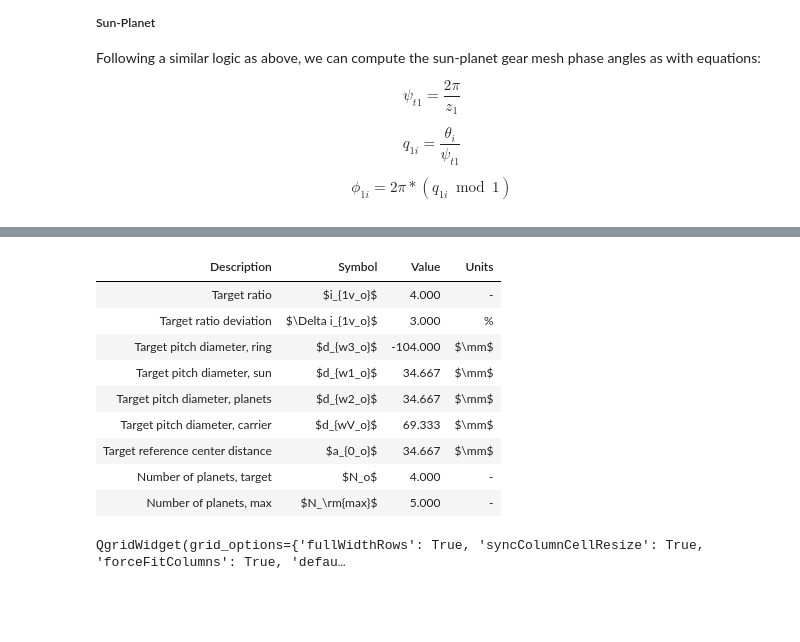
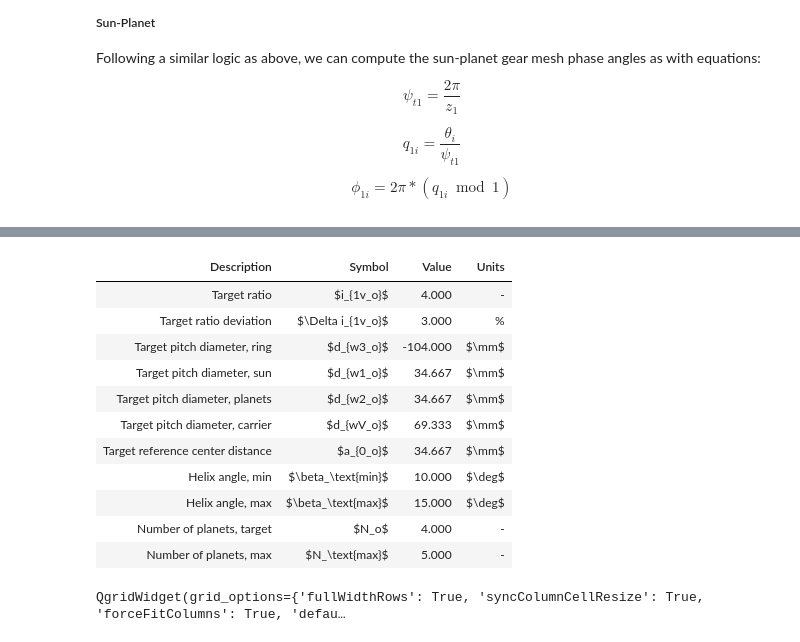
Before and after one commit to drivetrainhub/notebooks-gears, a Jupyter notebook: geometry/Chapter 4 - Planetary Gears.ipynb, the cells around one changed output, grey strips where cells are left out. Drawn from its saved outputs; the diff is of its cells as text; code cells hidden in the pictures; blank space fills up the shorter version.

```diff
--- a/geometry/Chapter 4 - Planetary Gears.ipynb
+++ b/geometry/Chapter 4 - Planetary Gears.ipynb
@@ -44,6 +45,9 @@ import planetary
 # settings
 FIGSIZE = (6, 6)  # size of plots
 plt.rcParams.update({'font.size': 12})  # set default font size
+
+# usage mode
+DEV_MODE = True
 # %%
 # DEVELOPMENT USE: %autoreload 1
 # PRODUCTION USE: %autoreload 0
@@ -388,7 +390,14 @@ def pitch_angle_transverse(number_of_teeth):
 def mesh_cycle_fraction(planet_position_angle, transverse_pitch_angle):
     """Calculate the fraction of mesh cycle for a given planet position.
 
-    Assumes a planet at zero angle is at the start of mesh.  Only relative values matter.
+    Notes:
+        1. Only the relative values of phasing are important.
+        2. It is assumed that a planet at zero angle is at the start of a mesh cycle.
+
+    About relative phasing of sun and ring for a given planet:
+        1. It depends on the planet tooth count.
+        2. It depends on the backlash of each gear mesh.
+        3. It does not affect the geartrain phasing type.
     """
 
     return planet_position_angle / transverse_pitch_angle % 1
@@ -417,8 +426,6 @@ def summed_phasing(planet_angles, phase_angles):
 
     # normalize metrics; 1.0 is fully reinforced
     n_planets = len(planet_angles)
-    # TODO test for 3 and 5 planets, unsure the force eqns are valid
-    # f_sum = (abs(fx) + abs(fy))  / n_planets
     fx_sum = abs(fx) / (n_planets / 2)
     fy_sum = abs(fy) / (n_planets / 2)
     trq_sum = abs(mz) / n_planets
@@ -637,37 +664,32 @@ def candidate_center_distance(candidate_dict):
 # %%
-# INPUTS
-# ------
-ratio_1v_target = 4  # omega_sun / omega_carrier (fixed ring)
+# EXAMPLE | STANDARD PLANETARY
+# ----------------------------
+ratio_1v_target = 4  # omega_sun / omega_carrier, omega_ring=0
 ratio_1v_delta = 0.03  # decimal percentage
+
 ring_pitch_dia_target = -104
 n_planets_target = 4
+
+helix_angle_min = 10  # (+) degrees
+helix_angle_max = 15  # (+) degrees
 
 z3_min = -40
 z3_max = -150
 
 # NOTES
 # -----
-# Alternatively, we could constrain the tooth size, e.g. normal module, and allow envelope size to vary.
-
-# EQUATIONS
-# ---------
-# i_1v = 1 - u
-# ==> u = 1 - i_1v
-# where u is the base ratio (fixed carrier)
-
-# u = z3 / z1
-# ==> z1 = z3 / u
-
-# |z3| = z1 + 2 * z2
-# ==> z2 = (|z3| - z1) / 2
+# Alternatively, tooth size could be constrained, allowing envelope size to vary.
 
 # TARGET RATIOS
 # -------------
 ratio_1v_lower = (1 - ratio_1v_delta) * ratio_1v_target
 ratio_1v_upper = (1 + ratio_1v_delta) * ratio_1v_target
 base_ratio_target = 1 - ratio_1v_target
-base_ratio_lower = 1 - ratio_1v_lower
-base_ratio_upper = 1 - ratio_1v_upper
+
+# TARGET HELIX
+# ------------
+helix_angles_deg = np.arange(helix_angle_min, helix_angle_max + 1)
+helix_angles_rad = [radians(beta) for beta in helix_angles_deg]
 
 # TARGET DIAMETERS
 # ----------------
@@ -678,11 +700,6 @@ center_distance_target = carrier_pitch_dia_target / 2
 
 # MAX PLANETS
 # -----------
-# l > tip_diameter_planet
-# where l = 2 * a * sin(pi / N)
-# where l is the center distance between planets
-# ==> N = pi / (asin(l / (2 * a)) + 2 * pi
-
 tip_diameter_planet = planet_pitch_dia_target  # CAUTION
 number_of_planets_max = get_max_planets(tip_diameter_planet, center_distance_target)
 number_of_planets = min([n_planets_target, number_of_planets_max])
@@ -690,18 +707,8 @@ number_of_planets = min([n_planets_target, number_of_planets_max])
 if n_planets_target > number_of_planets_max:
     print(f"\x1b[31mWARNING: The number of planets is too high, using {number_of_planets} instead.\x1b[0m")  # red color formatting
 
-# TOOTH COUNTS
-# ------------
-# (z1 - z3) / N = k, where k is an integer
-# Express z1 as a function of z3 and target ratio:
-#   z1 = z3 / (1 - i_1v)
-# Then rewrite equation as:
-#   (z3 / (1 - i_1v) - z3) / N = k
-# Solve z3:
-#   z3 = k * N * (1 / i_1v - 1)
-#   z3 = k * increment
-
-# initialize
+# DESIGN CANDIDATES
+# -----------------
 candidates = []
 i_candidate = 1
 z3_range = range(z3_min, z3_max - 1, -1)
@@ -723,40 +730,46 @@ for z3 in z3_range:
             spacing = 'X'
         else:
             continue
 
-        candidates.append(compute_candidate(i_candidate, z1, z3, number_of_planets, spacing))
-        i_candidate += 1
+        # candidate for each helix angle
+        for helix_angle in helix_angles_rad:
+            candidates.append(compute_candidate(i_candidate, z1, z3, helix_angle, number_of_planets, spacing))
+            i_candidate += 1
 
 # DISPLAY TARGETS
 # ---------------
 cols = ['Description', 'Symbol', 'Value', 'Units']
 data = [
     ['Target ratio', '$i_{1v_o}$', ratio_1v_target, '-'],
-    ['Target ratio deviation', '$\Delta i_{1v_o}$', 100 * ratio_1v_delta, '%'],
+    ['Target ratio deviation', '$\\Delta i_{1v_o}$', 100 * ratio_1v_delta, '%'],
     ['Target pitch diameter, ring', '$d_{w3_o}$', ring_pitch_dia_target, '$\mm$'],
     ['Target pitch diameter, sun', '$d_{w1_o}$', round(sun_pitch_dia_target, 3), '$\mm$'],
     ['Target pitch diameter, planets', '$d_{w2_o}$', round(planet_pitch_dia_target, 3), '$\mm$'],
     ['Target pitch diameter, carrier', '$d_{wV_o}$', round(carrier_pitch_dia_target, 3), '$\mm$'],
     ['Target reference center distance', '$a_{0_o}$', round(center_distance_target, 3), '$\mm$'],
+    ['Helix angle, min', '$\\beta_\\text{min}$', helix_angle_min, '$\deg$'],
+    ['Helix angle, max', '$\\beta_\\text{max}$', helix_angle_max, '$\deg$'],
     ['Number of planets, target', '$N_o$', n_planets_target, '-'],
-    ['Number of planets, max', '$N_\rm{max}$', number_of_planets_max, '-'],
+    ['Number of planets, max', '$N_\\text{max}$', number_of_planets_max, '-'],
 ]
 df = pd.DataFrame(data=data, columns=cols)
-display(HTML(df.to_html(index=False)))
+display(HTML(df.to_html(index=False, notebook=True)))
 
 if not candidates:
     print(f"\x1b[31mNo candidates found in the design space.\x1b[0m")  # red color formatting
 # %% [output]
 | Description | Symbol | Value | Units |
 | Target ratio | $i_{1v_o}$ | 4.000 | - |
 | Target ratio deviation | $\Delta i_{1v_o}$ | 3.000 | % |
 | Target pitch diameter, ring | $d_{w3_o}$ | -104.000 | $\mm$ |
 | Target pitch diameter, sun | $d_{w1_o}$ | 34.667 | $\mm$ |
 | Target pitch diameter, planets | $d_{w2_o}$ | 34.667 | $\mm$ |
 | Target pitch diameter, carrier | $d_{wV_o}$ | 69.333 | $\mm$ |
 | Target reference center distance | $a_{0_o}$ | 34.667 | $\mm$ |
+| Helix angle, min | $\beta_\text{min}$ | 10.000 | $\deg$ |
+| Helix angle, max | $\beta_\text{max}$ | 15.000 | $\deg$ |
 | Number of planets, target | $N_o$ | 4.000 | - |
-| Number of planets, max | $N_\rm{max}$ | 5.000 | - |
+| Number of planets, max | $N_\text{max}$ | 5.000 | - |
 # %%
 # DISPLAY CANDIDATES
 # ------------------
```
Also changed, not shown: parts of 17 cells of this notebook, 2 other files.
